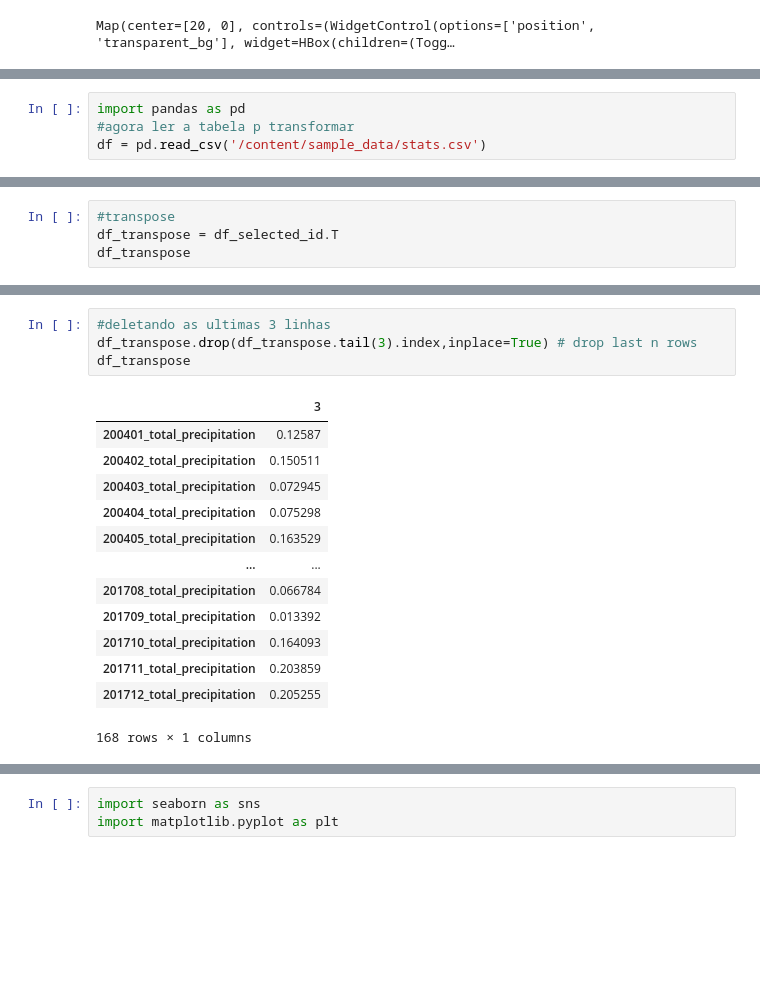
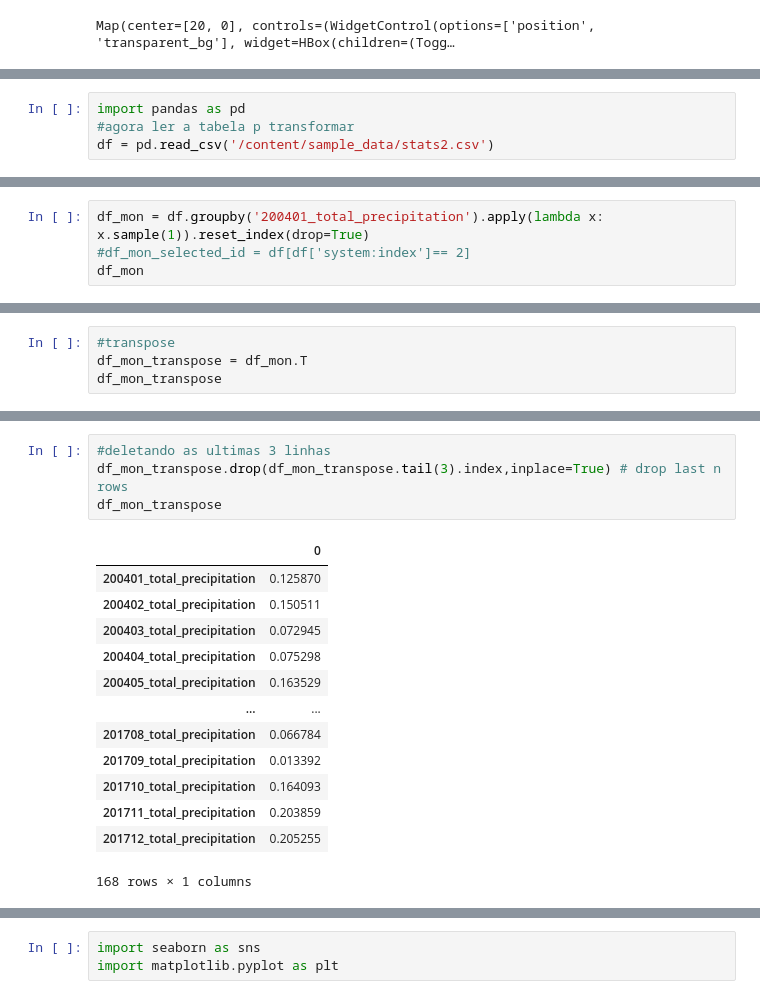
Before and after one commit to anaptoro/git_geotec2, a Jupyter notebook: Aula6_a_8.ipynb, the cells around one changed output, grey strips where cells are left out. Drawn from its saved outputs; the diff is of its cells as text; blank space fills up the shorter version.

```diff
--- a/Aula6_a_8.ipynb
+++ b/Aula6_a_8.ipynb
@@ -329,4 +331,4 @@ Data downloaded to /content/sample_data/stats.csv
 # %%
 import pandas as pd
 #agora ler a tabela p transformar
-df = pd.read_csv('/content/sample_data/stats.csv')
+df = pd.read_csv('/content/sample_data/stats2.csv')
@@ -339,0 +335,4 @@ df_selected_id
+# %%
+df_mon = df.groupby('200401_total_precipitation').apply(lambda x: x.sample(1)).reset_index(drop=True)
+#df_mon_selected_id = df[df['system:index']== 2]
+df_mon
@@ -340,5 +343,5 @@ df_selected_id
 # %%
 #transpose
-df_transpose = df_selected_id.T
-df_transpose
+df_mon_transpose = df_mon.T
+df_mon_transpose
 # %% [output]
@@ -357,11 +360,11 @@ df_transpose
 171 rows × 1 columns
 # %%
 #deletando as ultimas 3 linhas
-df_transpose.drop(df_transpose.tail(3).index,inplace=True) # drop last n rows
-df_transpose
+df_mon_transpose.drop(df_mon_transpose.tail(3).index,inplace=True) # drop last n rows
+df_mon_transpose
 # %% [output]
-|  | 3 |
-| 200401_total_precipitation | 0.12587 |
+|  | 0 |
+| 200401_total_precipitation | 0.125870 |
 | 200402_total_precipitation | 0.150511 |
 | 200403_total_precipitation | 0.072945 |
 | 200404_total_precipitation | 0.075298 |
```
Also changed, not shown: parts of 18 cells of this notebook.
